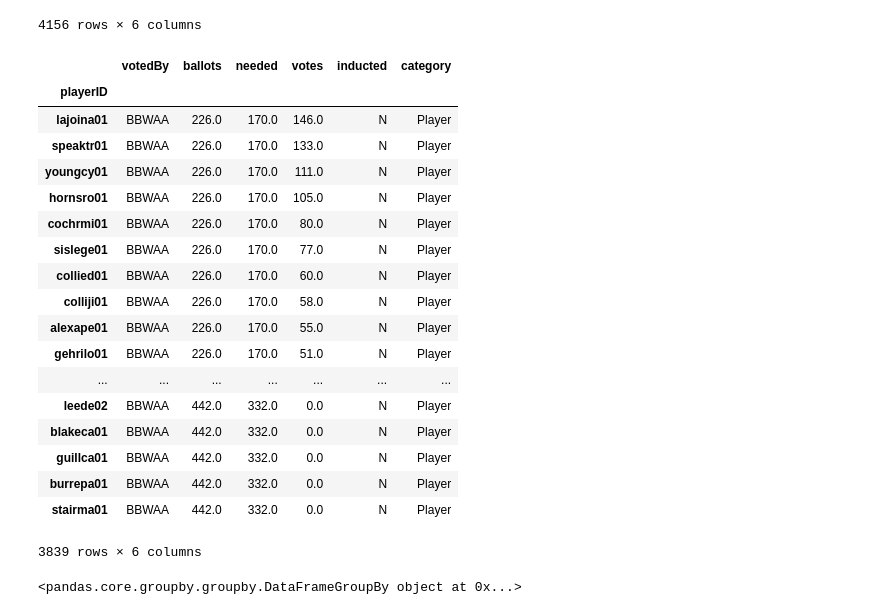
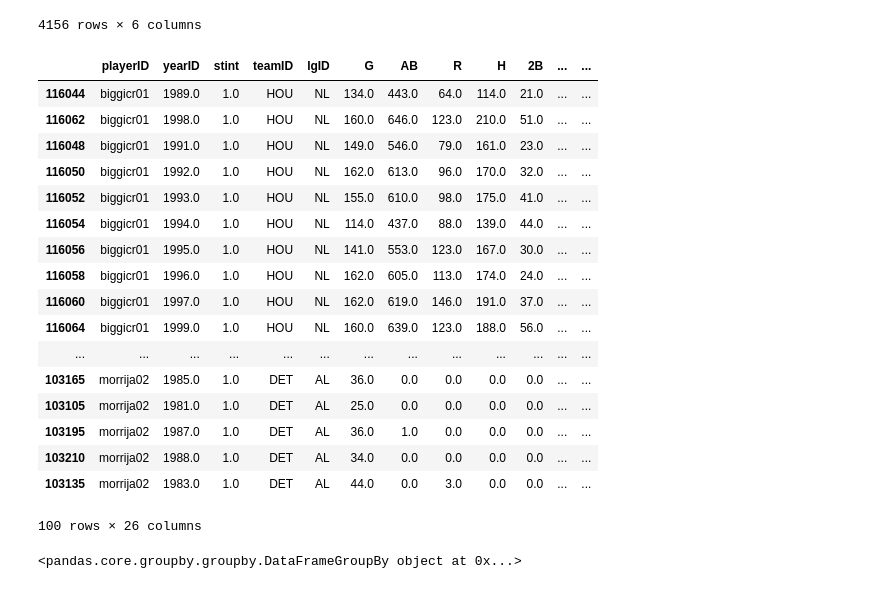
Before and after one commit to ezzanger/Advanced-Regression-Dills, a Jupyter notebook: Capstone Unit 3.ipynb, the cells around one changed output. Drawn from its saved outputs; the diff is of its cells as text; code cells hidden in the pictures.

```diff
--- a/Capstone Unit 3.ipynb
+++ b/Capstone Unit 3.ipynb
@@ -268,28 +424,31 @@ HOF
 # %%
 HOF2 = HOF.loc[lambda HOF: HOF['category'] == 'Player', :]
 HOF2 = HOF.loc[lambda HOF: HOF['inducted'] == 'N', :]
-# %%
-HOF2
-# %% [output]
-|  | votedBy | ballots | needed | votes | inducted | category |
-| playerID |  |  |  |  |  |  |
-| lajoina01 | BBWAA | 226.0 | 170.0 | 146.0 | N | Player |
-| speaktr01 | BBWAA | 226.0 | 170.0 | 133.0 | N | Player |
-| youngcy01 | BBWAA | 226.0 | 170.0 | 111.0 | N | Player |
-| hornsro01 | BBWAA | 226.0 | 170.0 | 105.0 | N | Player |
-| cochrmi01 | BBWAA | 226.0 | 170.0 | 80.0 | N | Player |
-| sislege01 | BBWAA | 226.0 | 170.0 | 77.0 | N | Player |
-| collied01 | BBWAA | 226.0 | 170.0 | 60.0 | N | Player |
-| colliji01 | BBWAA | 226.0 | 170.0 | 58.0 | N | Player |
-| alexape01 | BBWAA | 226.0 | 170.0 | 55.0 | N | Player |
-| gehrilo01 | BBWAA | 226.0 | 170.0 | 51.0 | N | Player |
-| ... | ... | ... | ... | ... | ... | ... |
-| leede02 | BBWAA | 442.0 | 332.0 | 0.0 | N | Player |
-| blakeca01 | BBWAA | 442.0 | 332.0 | 0.0 | N | Player |
-| guillca01 | BBWAA | 442.0 | 332.0 | 0.0 | N | Player |
-| burrepa01 | BBWAA | 442.0 | 332.0 | 0.0 | N | Player |
-| stairma01 | BBWAA | 442.0 | 332.0 | 0.0 | N | Player |
-3839 rows × 6 columns
+# %%
+MasterID1 = pd.merge(Batting, HOF2, on='playerID', how="outer")
+MasterID1 = MasterID1.loc[lambda MasterID1: MasterID1['yearID'] > 1980, :]
+MasterID1 = MasterID1.loc[lambda MasterID1: MasterID1['yearid'] > 2005, :]
+MasterID1= MasterID1.sort_values('votes', ascending = False)
+MasterID1.head(100)
+# %% [output]
+|  | playerID | yearID | stint | teamID | lgID | G | AB | R | H | 2B | ... | ... |
+| 116044 | biggicr01 | 1989.0 | 1.0 | HOU | NL | 134.0 | 443.0 | 64.0 | 114.0 | 21.0 | ... | ... |
+| 116062 | biggicr01 | 1998.0 | 1.0 | HOU | NL | 160.0 | 646.0 | 123.0 | 210.0 | 51.0 | ... | ... |
+| 116048 | biggicr01 | 1991.0 | 1.0 | HOU | NL | 149.0 | 546.0 | 79.0 | 161.0 | 23.0 | ... | ... |
+| 116050 | biggicr01 | 1992.0 | 1.0 | HOU | NL | 162.0 | 613.0 | 96.0 | 170.0 | 32.0 | ... | ... |
+| 116052 | biggicr01 | 1993.0 | 1.0 | HOU | NL | 155.0 | 610.0 | 98.0 | 175.0 | 41.0 | ... | ... |
+| 116054 | biggicr01 | 1994.0 | 1.0 | HOU | NL | 114.0 | 437.0 | 88.0 | 139.0 | 44.0 | ... | ... |
+| 116056 | biggicr01 | 1995.0 | 1.0 | HOU | NL | 141.0 | 553.0 | 123.0 | 167.0 | 30.0 | ... | ... |
+| 116058 | biggicr01 | 1996.0 | 1.0 | HOU | NL | 162.0 | 605.0 | 113.0 | 174.0 | 24.0 | ... | ... |
+| 116060 | biggicr01 | 1997.0 | 1.0 | HOU | NL | 162.0 | 619.0 | 146.0 | 191.0 | 37.0 | ... | ... |
+| 116064 | biggicr01 | 1999.0 | 1.0 | HOU | NL | 160.0 | 639.0 | 123.0 | 188.0 | 56.0 | ... | ... |
+| ... | ... | ... | ... | ... | ... | ... | ... | ... | ... | ... | ... | ... |
+| 103165 | morrija02 | 1985.0 | 1.0 | DET | AL | 36.0 | 0.0 | 0.0 | 0.0 | 0.0 | ... | ... |
+| 103105 | morrija02 | 1981.0 | 1.0 | DET | AL | 25.0 | 0.0 | 0.0 | 0.0 | 0.0 | ... | ... |
+| 103195 | morrija02 | 1987.0 | 1.0 | DET | AL | 36.0 | 1.0 | 0.0 | 0.0 | 0.0 | ... | ... |
+| 103210 | morrija02 | 1988.0 | 1.0 | DET | AL | 34.0 | 0.0 | 0.0 | 0.0 | 0.0 | ... | ... |
+| 103135 | morrija02 | 1983.0 | 1.0 | DET | AL | 44.0 | 0.0 | 3.0 | 0.0 | 0.0 | ... | ... |
+100 rows × 26 columns
 # %%
 import functools
 master1 = functools.reduce(lambda x,y: x.merge(y,on=['playerID']), [HOF,Batting])
```
Also changed, not shown: parts of 13 cells of this notebook.
